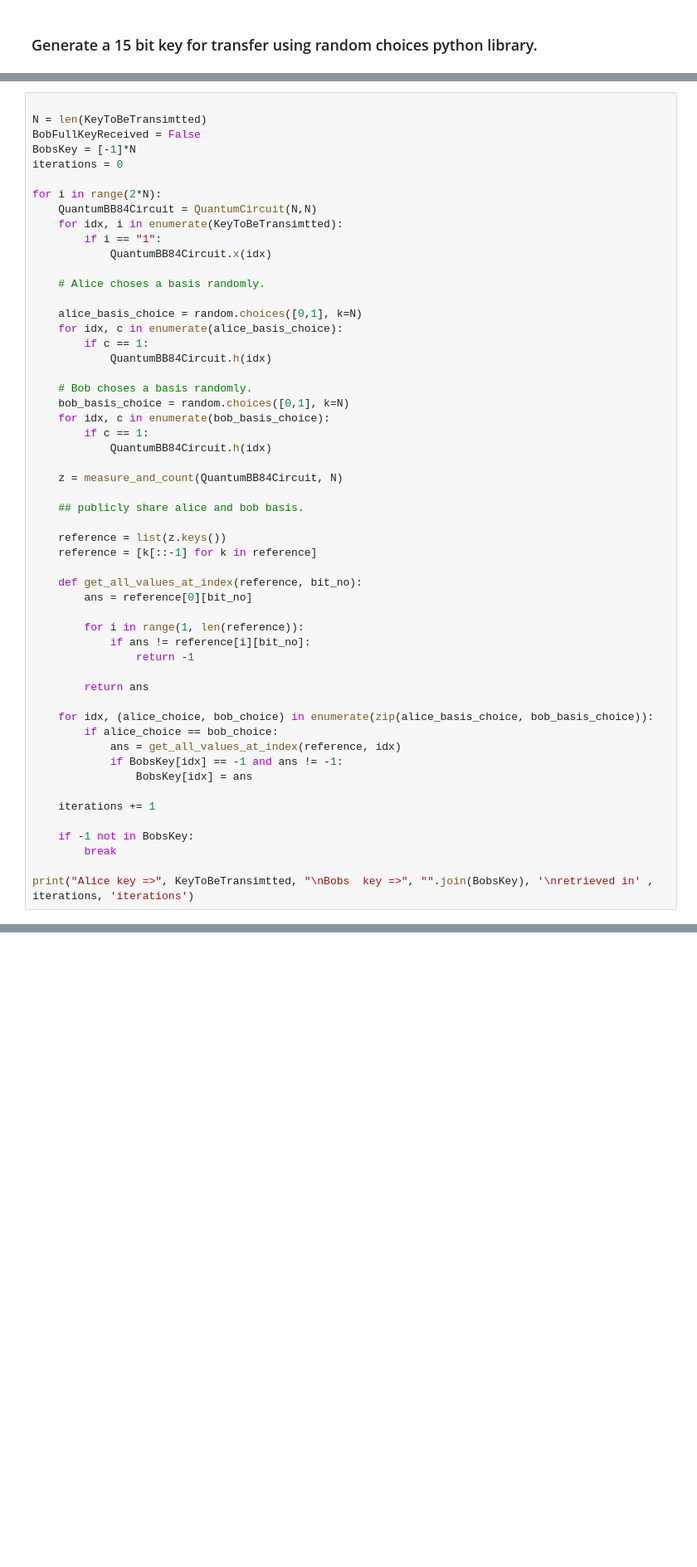
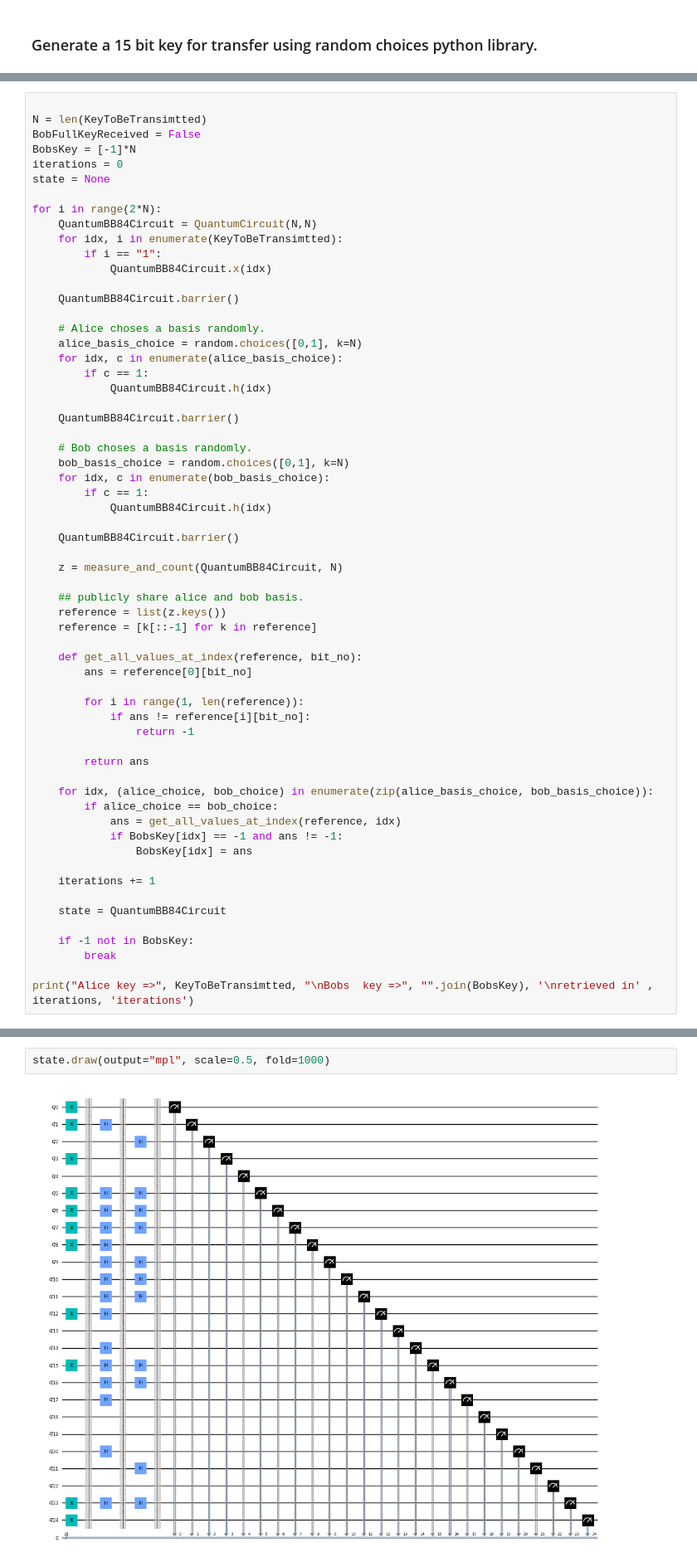
Before and after one commit to vadhri/quantum-notebook, a Jupyter notebook: qiskit/Quantum Cryptography/BB84.ipynb, the cells around one changed output, grey strips where cells are left out. Shown at 83% size. Cells and saved outputs as stored; diff of their text form; blank space fills up the shorter version.

```diff
--- a/qiskit/Quantum Cryptography/BB84.ipynb
+++ b/qiskit/Quantum Cryptography/BB84.ipynb
@@ -39,6 +40,7 @@ N = len(KeyToBeTransimtted)
 BobFullKeyReceived = False
 BobsKey = [-1]*N
 iterations = 0
+state = None
 
 for i in range(2*N):
     QuantumBB84Circuit = QuantumCircuit(N,N)
@@ -46,12 +48,15 @@ for i in range(2*N):
         if i == "1":
             QuantumBB84Circuit.x(idx)
 
+    QuantumBB84Circuit.barrier()
+
     # Alice choses a basis randomly.
-
     alice_basis_choice = random.choices([0,1], k=N)
     for idx, c in enumerate(alice_basis_choice):
         if c == 1:
             QuantumBB84Circuit.h(idx)
+
+    QuantumBB84Circuit.barrier()
 
     # Bob choses a basis randomly.
     bob_basis_choice = random.choices([0,1], k=N)
@@ -59,10 +64,11 @@ for i in range(2*N):
         if c == 1:
             QuantumBB84Circuit.h(idx)
 
+    QuantumBB84Circuit.barrier()
+
     z = measure_and_count(QuantumBB84Circuit, N)
 
     ## publicly share alice and bob basis.
-
     reference = list(z.keys())
     reference = [k[::-1] for k in reference]
 
@@ -83,6 +89,8 @@ for i in range(2*N):
 
     iterations += 1
 
+    state = QuantumBB84Circuit
+
     if -1 not in BobsKey:
         break
 
@@ -93 +101,5 @@ Bobs  key => 1011111001001011011000010
 retrieved in 7 iterations
+# %%
+state.draw(output="mpl", scale=0.5, fold=1000)
+# %% [output]
+[figure, added]
```
Also changed, not shown: parts of 3 cells of this notebook, 14 other files.
